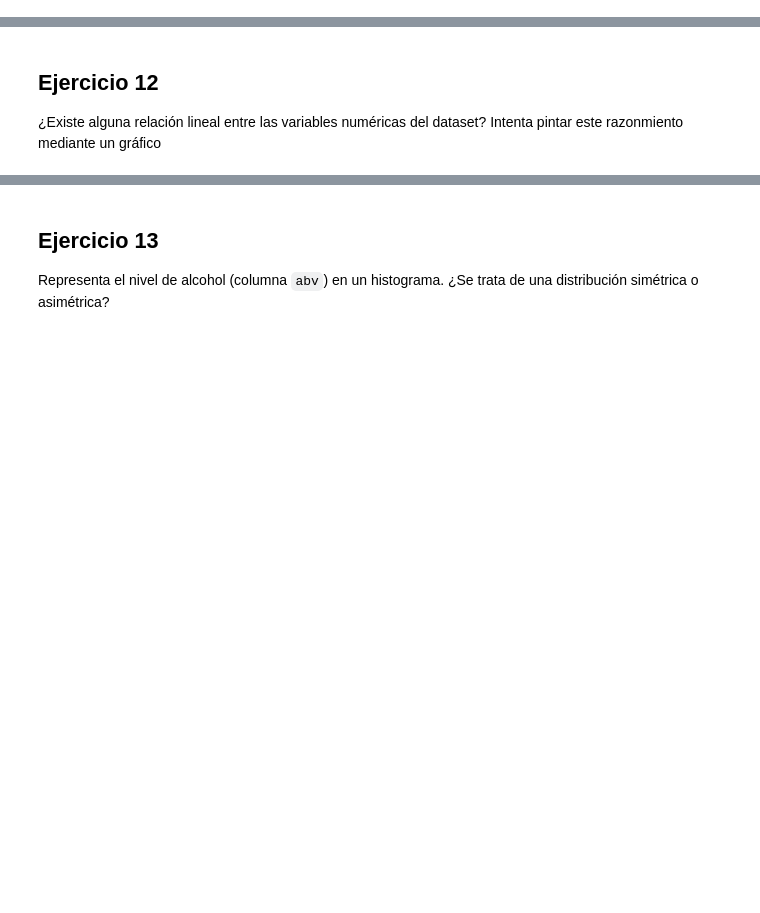
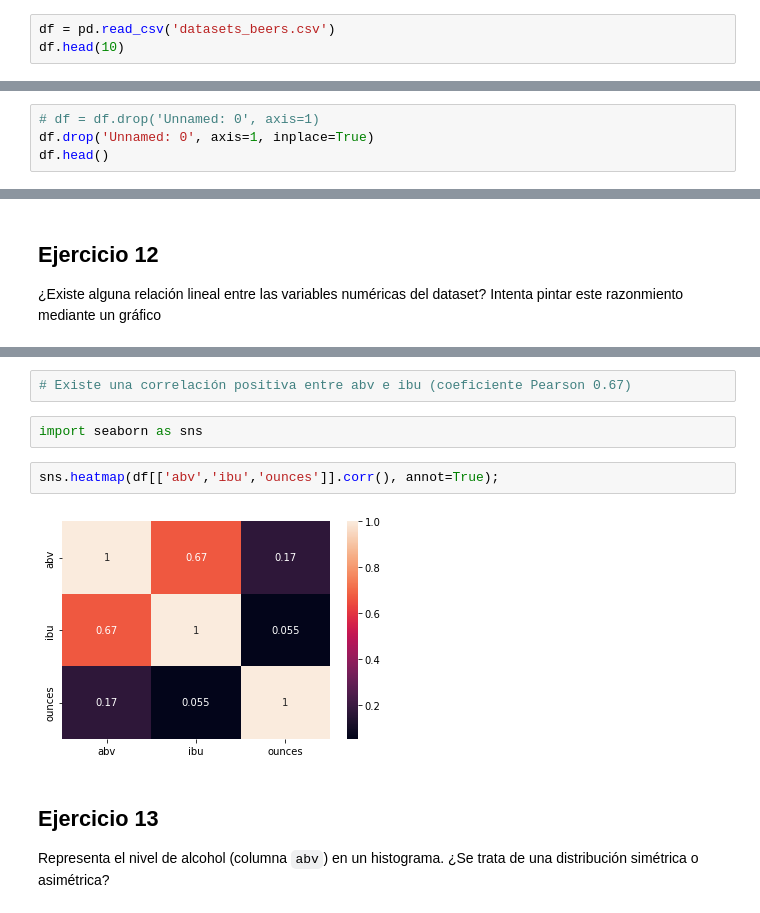
Before and after one commit to marcusRB/ds_thebridge_1_22, a Jupyter notebook: 2-Data_Analysis/2-Pandas/Práctica/ejercicio_repaso/birras_repaso.ipynb, the cells around one changed output, grey strips where cells are left out. Cells and saved outputs as stored; diff of their text form; blank space fills up the shorter version.

```diff
--- a/2-Data_Analysis/2-Pandas/Práctica/ejercicio_repaso/birras_repaso.ipynb
+++ b/2-Data_Analysis/2-Pandas/Práctica/ejercicio_repaso/birras_repaso.ipynb
@@ -12,3 +15,6 @@ Importa las librerias que consideres
 2. Imprime por pantalla los primeros registros.
 3. ¿Cuáles son sus columnas?
 4. ¿Qué dimensiones tiene el DataFrame?
+# %%
+df = pd.read_csv('datasets_beers.csv')
+df.head(10)
@@ -15,3 +43,7 @@ Importa las librerias que consideres
 # %% [markdown]
 ## Ejercicio 3
 [Elimina la columna "Unnamed: 0"](https://pandas.pydata.org/pandas-docs/stable/reference/api/pandas.DataFrame.drop.html)
+# %%
+# df = df.drop('Unnamed: 0', axis=1)
+df.drop('Unnamed: 0', axis=1, inplace=True)
+df.head()
@@ -51,3 +374,11 @@ No queda muy claro cuánto de dispar, de dispersa, es la medida de IBU. Mediante
+# %%
+# Existe una correlación positiva entre abv e ibu (coeficiente Pearson 0.67)
+# %%
+import seaborn as sns
+# %%
+sns.heatmap(df[['abv','ibu','ounces']].corr(), annot=True);
+# %% [output]
+[figure, added]
 # %% [markdown]
 ## Ejercicio 13
 Representa el nivel de alcohol (columna `abv`) en un histograma. ¿Se trata de una distribución simétrica o asimétrica?
```
Also changed, not shown: parts of 69 cells of this notebook.
